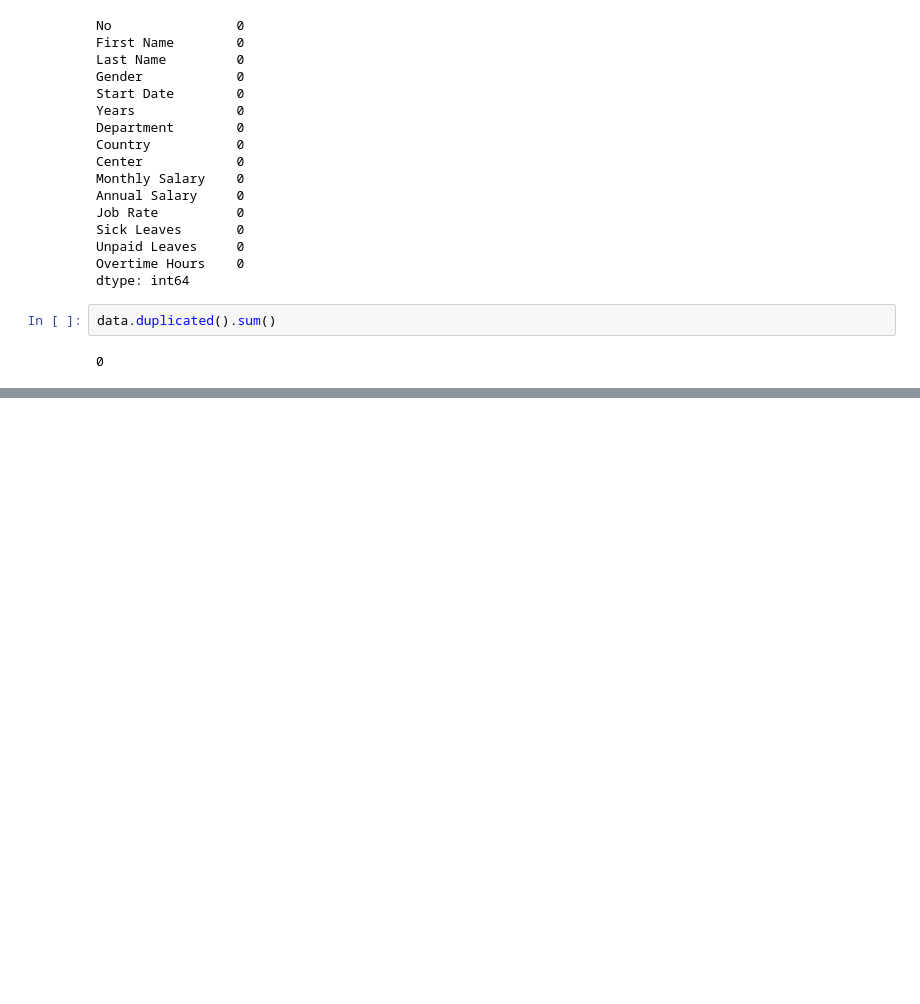
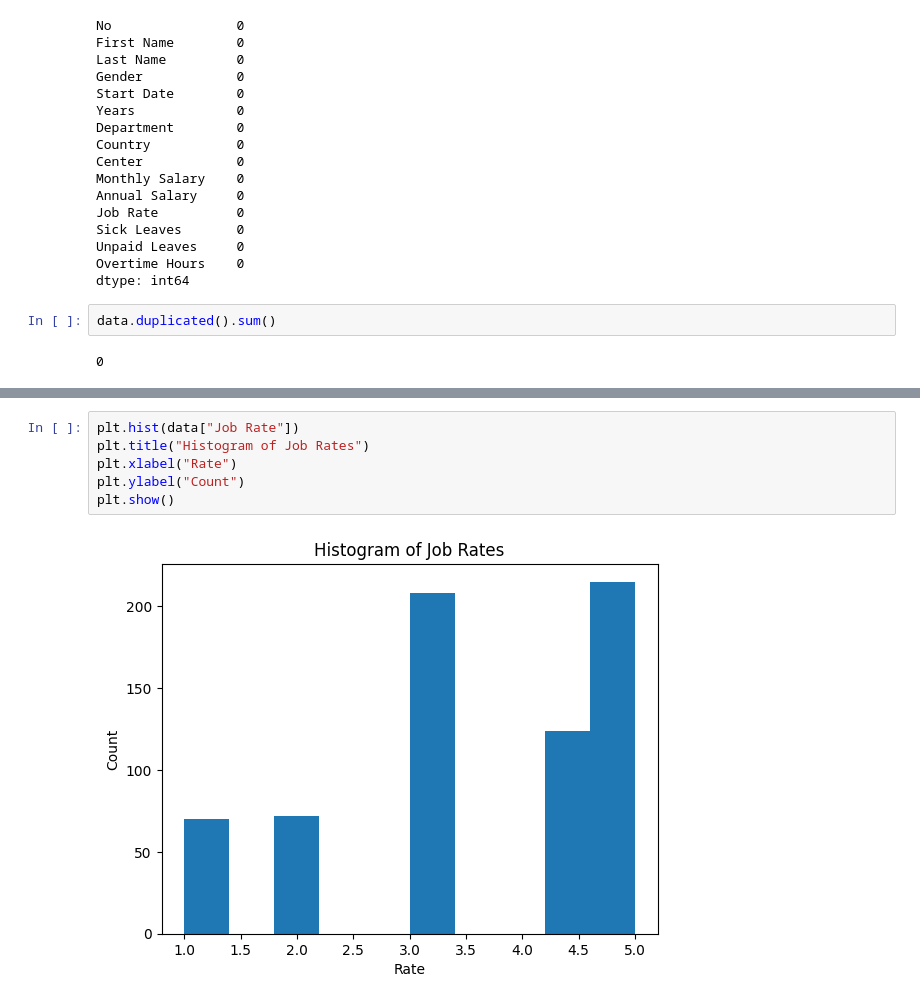
Before and after one commit to halchemylab/salary-prediction-data-science-project, a Jupyter notebook: analysis-modeling.ipynb, the cells around one changed output, grey strips where cells are left out. Cells and saved outputs as stored; diff of their text form; blank space fills up the shorter version.

```diff
--- a/analysis-modeling.ipynb
+++ b/analysis-modeling.ipynb
@@ -66,0 +76,8 @@ Name: Gender, dtype: int64
+# %%
+plt.hist(data["Job Rate"])
+plt.title("Histogram of Job Rates")
+plt.xlabel("Rate")
+plt.ylabel("Count")
+plt.show()
+# %% [output]
+[figure, added]
```
Also changed, not shown: parts of 9 cells of this notebook.
